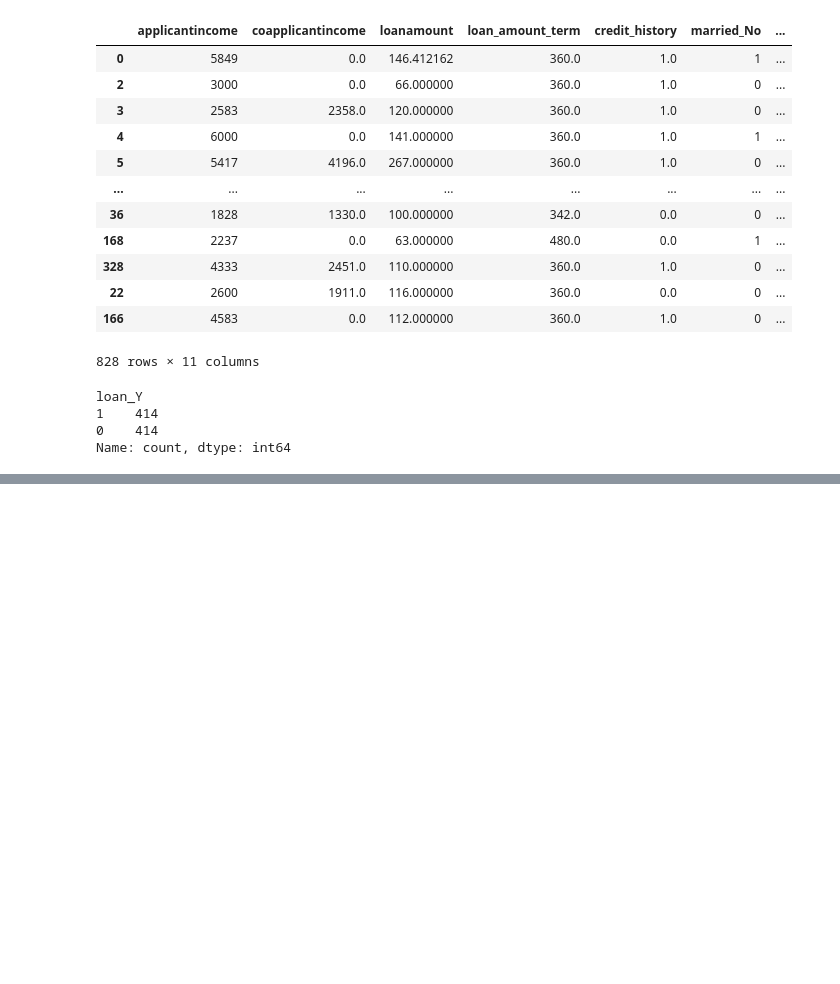
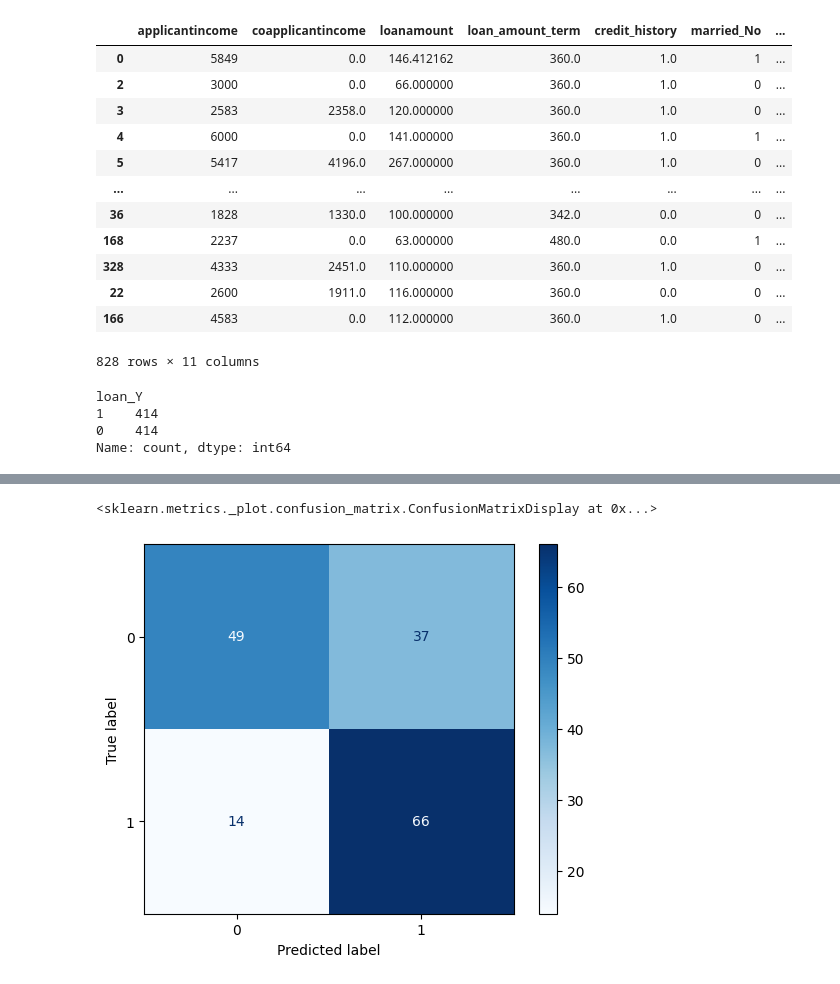
Before and after one commit to MC993/home_loan_approval, a Jupyter notebook: home_loan_notebook.ipynb, the cells around one changed output, grey strips where cells are left out. Cells and saved outputs as stored; diff of their text form; code cells hidden in the pictures; blank space fills up the shorter version.

```diff
--- a/home_loan_notebook.ipynb
+++ b/home_loan_notebook.ipynb
@@ -617,0 +670,17 @@ Name: count, dtype: int64
+# %%
+scaler = StandardScaler()
+X = train_oversampled.drop(columns='loan_Y')
+y = train_oversampled['loan_Y']
+
+X_train, X_test, y_train, y_test = train_test_split(X, y, test_size=0.2, random_state=42)
+
+X_train_scaled = scaler.fit_transform(X_train)
+X_test_scaled = scaler.transform(X_test)
+
+
+oversampled_model = LogisticRegression()
+
+oversampled_model.fit(X_train_scaled, y_train)
+
+print("train data length: ", len(X_train_scaled))
+print("test data length", len(X_test_scaled))
@@ -617,0 +690,4 @@ Name: count, dtype: int64
+# %%
+predictions_oversampled = oversampled_model.predict(X_test_scaled)
+
+predictions_oversampled
@@ -617,0 +703,8 @@ Name: count, dtype: int64
+# %%
+predictions_oversampled_df = X_test.copy()
+
+predictions_oversampled_df['loan_Y'] = predictions_oversampled
+
+predictions_oversampled_df['actual_loan_Y'] = y_test
+
+predictions_oversampled_df
@@ -617,0 +725,11 @@ Name: count, dtype: int64
+# %%
+y_true = predictions_oversampled_df['actual_loan_Y']
+y_pred = predictions_oversampled_df['loan_Y']
+
+cm = confusion_matrix(y_true, y_pred)
+disp = ConfusionMatrixDisplay(confusion_matrix=cm)
+
+disp.plot(cmap='Blues')
+# %% [output]
+<sklearn.metrics._plot.confusion_matrix.ConfusionMatrixDisplay at 0x...>
+[figure, added]
```
Also changed, not shown: parts of 30 cells of this notebook.
